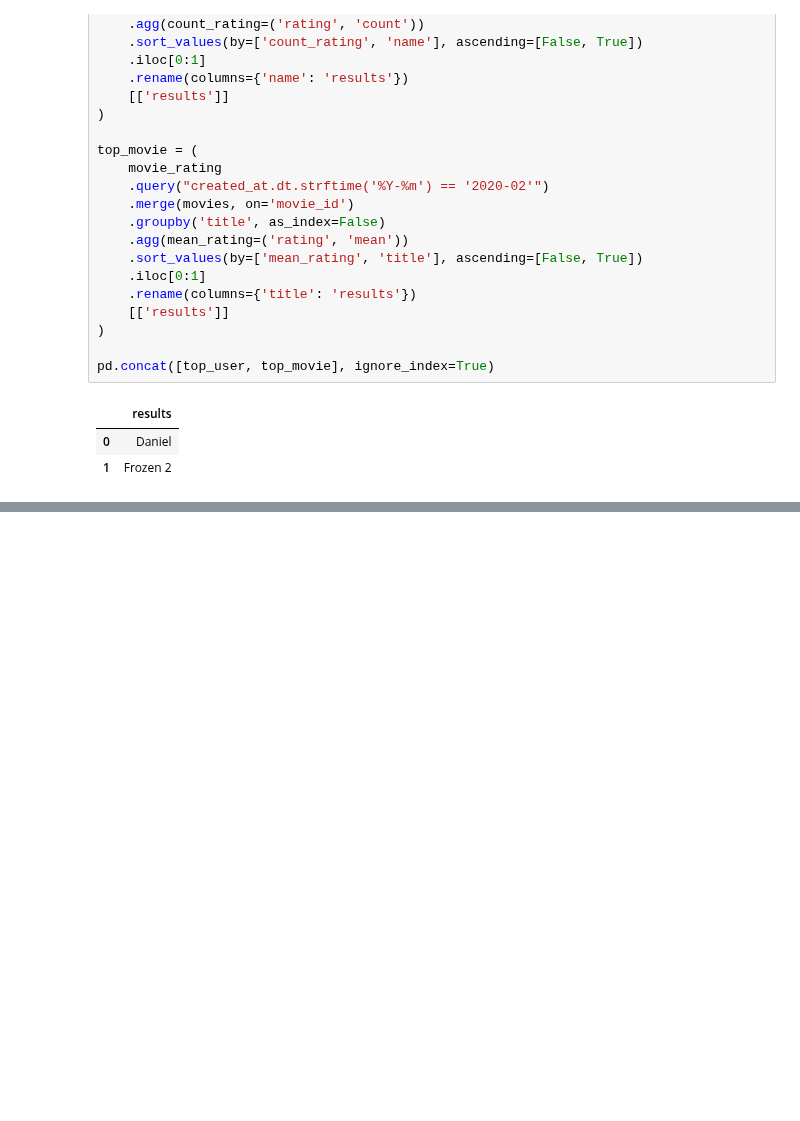
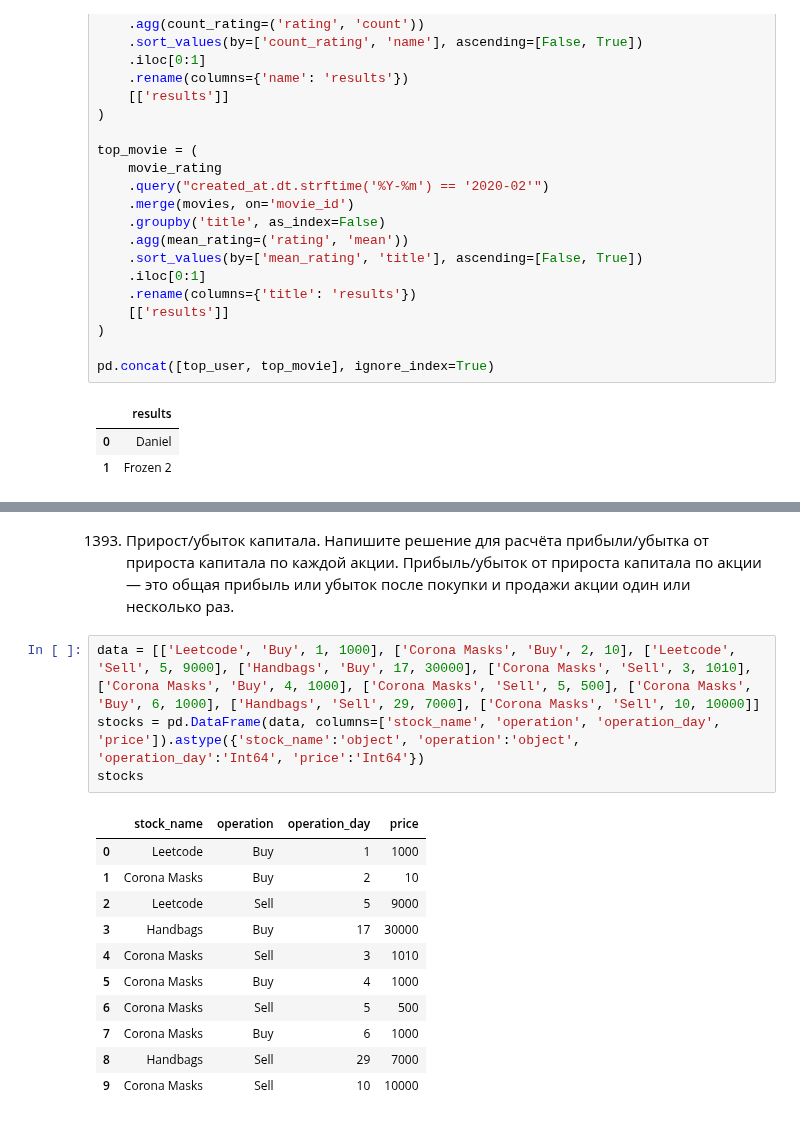
Before and after one commit to Praldmur/Tasks, a Jupyter notebook: LeetCode_Med.ipynb, the cells around one changed output, grey strips where cells are left out. Drawn from its saved outputs; the diff is of its cells as text; blank space fills up the shorter version.

```diff
--- a/LeetCode_Med.ipynb
+++ b/LeetCode_Med.ipynb
@@ -1043,0 +1062,18 @@ pd.concat([top_user, top_movie], ignore_index=True)
+# %% [markdown]
+1393. Прирост/убыток капитала. Напишите решение для расчёта прибыли/убытка от прироста капитала по каждой акции. Прибыль/убыток от прироста капитала по акции — это общая прибыль или убыток после покупки и продажи акции один или несколько раз.
+# %%
+data = [['Leetcode', 'Buy', 1, 1000], ['Corona Masks', 'Buy', 2, 10], ['Leetcode', 'Sell', 5, 9000], ['Handbags', 'Buy', 17, 30000], ['Corona Masks', 'Sell', 3, 1010], ['Corona Masks', 'Buy', 4, 1000], ['Corona Masks', 'Sell', 5, 500], ['Corona Masks', 'Buy', 6, 1000], ['Handbags', 'Sell', 29, 7000], ['Corona Masks', 'Sell', 10, 10000]]
+stocks = pd.DataFrame(data, columns=['stock_name', 'operation', 'operation_day', 'price']).astype({'stock_name':'object', 'operation':'object', 'operation_day':'Int64', 'price':'Int64'})
+stocks
+# %% [output]
+|  | stock_name | operation | operation_day | price |
+| 0 | Leetcode | Buy | 1 | 1000 |
+| 1 | Corona Masks | Buy | 2 | 10 |
+| 2 | Leetcode | Sell | 5 | 9000 |
+| 3 | Handbags | Buy | 17 | 30000 |
+| 4 | Corona Masks | Sell | 3 | 1010 |
+| 5 | Corona Masks | Buy | 4 | 1000 |
+| 6 | Corona Masks | Sell | 5 | 500 |
+| 7 | Corona Masks | Buy | 6 | 1000 |
+| 8 | Handbags | Sell | 29 | 7000 |
+| 9 | Corona Masks | Sell | 10 | 10000 |
```
Also changed, not shown: parts of 3 cells of this notebook.
